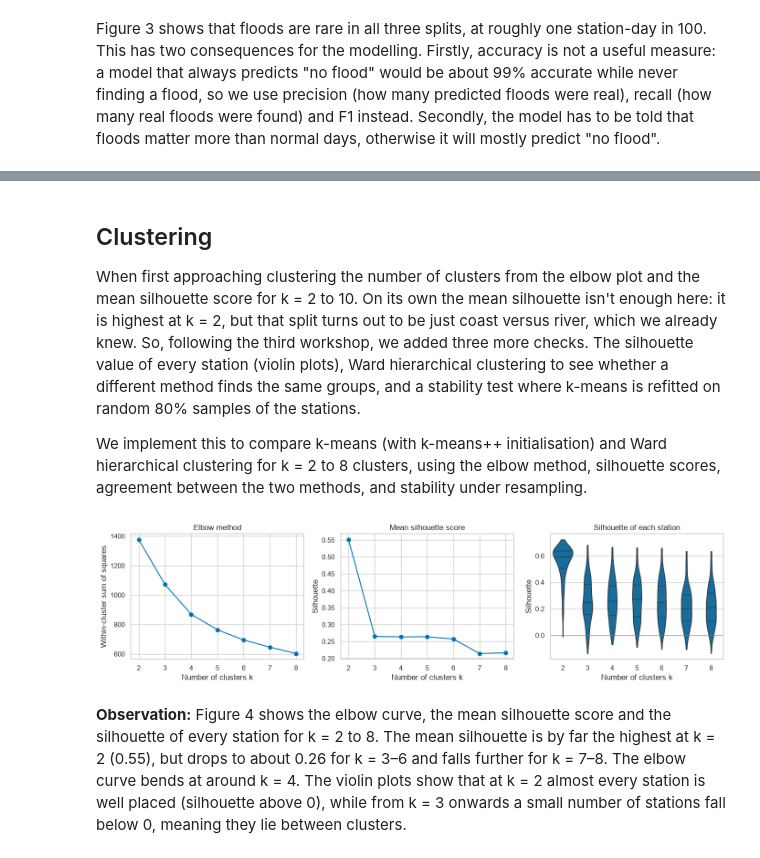
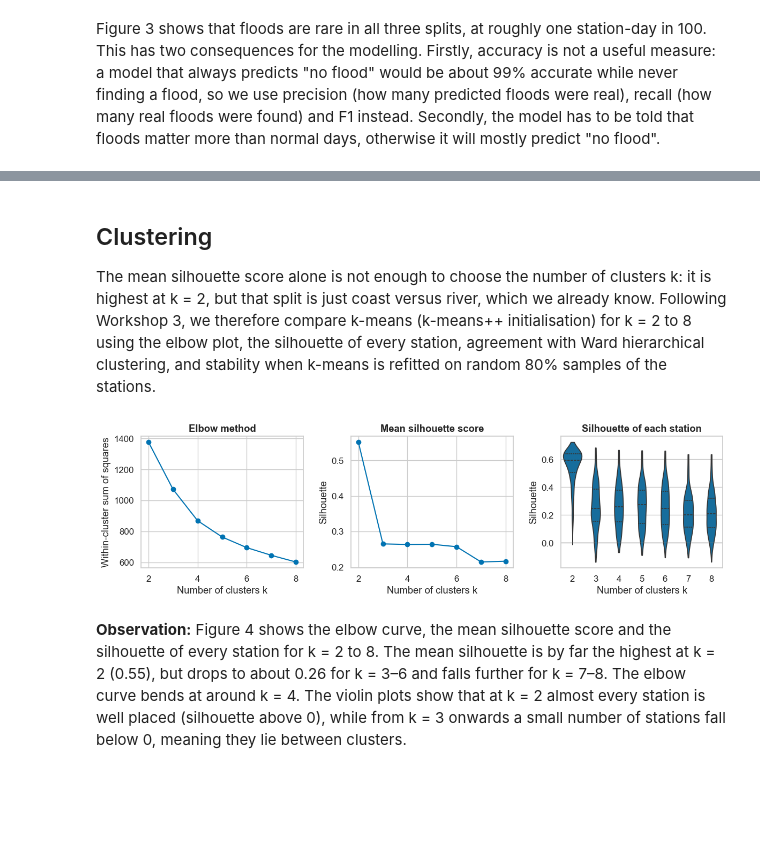
Before and after one commit to Finnmc3/ML-Project, a Jupyter notebook: Data and notebook/project.ipynb, the cells around one changed output, grey strips where cells are left out. Drawn from its saved outputs; the diff is of its cells as text; code cells hidden in the pictures; blank space fills up the shorter version.

```diff
--- a/Data and notebook/project.ipynb
+++ b/Data and notebook/project.ipynb
@@ -727,16 +354,15 @@ The table shows the size of each data split. By definition 1% of the training da
 # %%
 # One figure: how rare are flood days in each split?
-fig, ax = plt.subplots(figsize=(7, 4))
-rate = split_summary["flood_rate_%"]                       # flood rate (%) of train, validation and test
+fig, ax = plt.subplots(figsize=(8, 4.5))
+rate = split_summary["flood_rate_%"]
 bars = ax.bar(rate.index, rate.values, color=sns.color_palette("colorblind")[:3])
-# Write the rate and the counts on top of each bar
 for bar, (n_flood, n_rows) in zip(bars, zip(split_summary["flood_days"], split_summary["rows"])):
-    ax.text(bar.get_x() + bar.get_width() / 2, bar.get_height() + 0.03,
-            f"{bar.get_height():.2f}%\n({n_flood:,} of {n_rows:,})", ha="center", va="bottom", fontsize=9)
-# Dashed reference line at 1%
+    ax.text(bar.get_x() + bar.get_width() / 2, bar.get_height() - 0.06,
+            f"{bar.get_height():.2f}%\n({n_flood:,} of {n_rows:,})", ha="center", va="top", color="white", fontsize=10)
 ax.axhline(1, color="grey", ls="--", lw=1, label="1 day in 100")
-ax.set(ylabel="Station-days followed by a flood (%)", ylim=(0, 1.8),
+ax.set(ylabel="Station-days followed by a flood (%)", ylim=(0, 1.5),
        title="Floods are rare: about 1 station-day in 100")
-ax.legend()
+ax.grid(axis="x", visible=False)
+ax.legend(loc="upper right")
 plt.tight_layout(); plt.show()
 # %% [output]
@@ -754,78 +374,36 @@ Figure 3 shows that floods are rare in all three splits, at roughly one station-
 # %% [markdown]
 ## Clustering
 
-When first approaching clustering the number of clusters from the elbow plot and the mean silhouette score for k = 2 to 10. On its own the mean silhouette isn't enough here: it is highest at k = 2, but that split turns out to be just coast versus river, which we already knew. So, following the third workshop, we added three more checks. The silhouette value of every station (violin plots), Ward hierarchical clustering to see whether a different method finds the same groups, and a stability test where k-means is refitted on random 80% samples of the stations.
-
-We implement this to compare k-means (with k-means++ initialisation) and Ward hierarchical clustering for k = 2 to 8 clusters, using the elbow method, silhouette scores, agreement between the two methods, and stability under resampling.
+The mean silhouette score alone is not enough to choose the number of clusters k: it is highest at k = 2, but that split is just coast versus river, which we already know. Following Workshop 3, we therefore compare k-means (k-means++ initialisation) for k = 2 to 8 using the elbow plot, the silhouette of every station, agreement with Ward hierarchical clustering, and stability when k-means is refitted on random 80% samples of the stations.
 # %%
-# ==============================================================================
-# OLD APPROACH: elbow plot and mean silhouette only, k = 2 to 10
-# Problem: the mean silhouette alone points to k = 2, which only splits coast from
-# river. It also used X_scaled from the old features, which no longer exist.
-# Kept for reference only. It is commented out and does not run.
-# ==============================================================================
-# Use k-means++ as from workshop we saw faster convergence and better clustering results than random initialisation.
-#  We will try different values of K (number of clusters) to find the optimal number of clusters for our data.
-
-# K_range = range(2, 11)
-# inertias, silhouettes = [], []
-
-# for k in K_range:
-#     km = KMeans(n_clusters=k, init="k-means++", n_init=10, random_state=0) # n_init = 10 to run the algorithm 10 times with different centroid seeds and take the best one (gives us the best result)
-#     labels = km.fit_predict(X_scaled)
-#     inertias.append(km.inertia_)
-#     silhouettes.append(silhouette_score(X_scaled, labels))
-
-# fig, (ax1, ax2) = plt.subplots(1, 2, figsize=(12, 4))
-
-# ax1.plot(K_range, inertias, marker="o")
-# ax1.set_title("Elbow Method (Inertia)")
-# ax1.set_xlabel("Number of Clusters (K)")
-# ax1.set_ylabel("Inertia (explained Variance)")
-
-# ax2.plot(K_range, silhouettes, marker="o", color="orange")
-# ax2.set_title("Silhouette Score")
-# ax2.set_xlabel("Number of Clusters (K)")
-# ax2.set_ylabel("Score")
-# plt.show()
-
-
-# ==============================================================================
-# NEW APPROACH: elbow, mean silhouette and per-station silhouette violins, k = 2 to 8
 # Adapted from Workshop 3: k-means++ (Ex 3), elbow plot (Ex 5), silhouette analysis (Ex 6)
-# ==============================================================================
 # Try every number of clusters from 2 to 8
 K_range = range(2, 9)
-km_labels, rows = {}, []      # km_labels: cluster of each station for every k; rows: scores for the table
+km_labels, rows = {}, []
 for k in K_range:
-    # k-means++ spreads out the starting centres; n_init=20 runs it 20 times and keeps the best run
     km = KMeans(n_clusters=k, init="k-means++", n_init=20, random_state=0).fit(X)
     km_labels[k] = km.labels_
-    # inertia = within-cluster sum of squares (for the elbow); silhouette = how well separated the clusters are
     rows.append({"k": k, "inertia": km.inertia_, "silhouette_kmeans": silhouette_score(X, km.labels_)})
 k_table = pd.DataFrame(rows).set_index("k")    # one row per k
 
 # Silhouette of every station for each k, to show how the scores are spread, not just the mean
 sil_long = pd.concat([pd.DataFrame({"k": k, "silhouette": silhouette_samples(X, km_labels[k])})
                       for k in K_range])
 
 # Three plots side by side (Figure 4)
-fig, axes = plt.subplots(1, 3, figsize=(14, 3.8))
-# Left: elbow plot
+fig, axes = plt.subplots(1, 3, figsize=(12, 3.6))
 k_table["inertia"].plot(ax=axes[0], marker="o")
 axes[0].set(title="Elbow method", ylabel="Within-cluster sum of squares")
-# Middle: mean silhouette for each k
 k_table["silhouette_kmeans"].plot(ax=axes[1], marker="o")
 axes[1].set(title="Mean silhouette score", ylabel="Silhouette")
-# Right: every station's silhouette for each k (below 0 = closer to another cluster than its own)
 sns.violinplot(data=sil_long, x="k", y="silhouette", ax=axes[2], cut=0, inner="quartile")
 axes[2].axhline(0, color="grey", lw=0.8)
 axes[2].set(title="Silhouette of each station", ylabel="Silhouette")
 for ax in axes:
     ax.set_xlabel("Number of clusters k")
 plt.tight_layout(); plt.show()
 # %% [output]
-[figure, old version]
+[figure, new version]
 # %% [markdown]
 **Observation:** Figure 4 shows the elbow curve, the mean silhouette score and the silhouette of every station for k = 2 to 8. The mean silhouette is by far the highest at k = 2 (0.55), but drops to about 0.26 for k = 3–6 and falls further for k = 7–8. The elbow curve bends at around k = 4. The violin plots show that at k = 2 almost every station is well placed (silhouette above 0), while from k = 3 onwards a small number of stations fall below 0, meaning they lie between clusters.
 # %%
```
Also changed, not shown: parts of 61 cells of this notebook.
